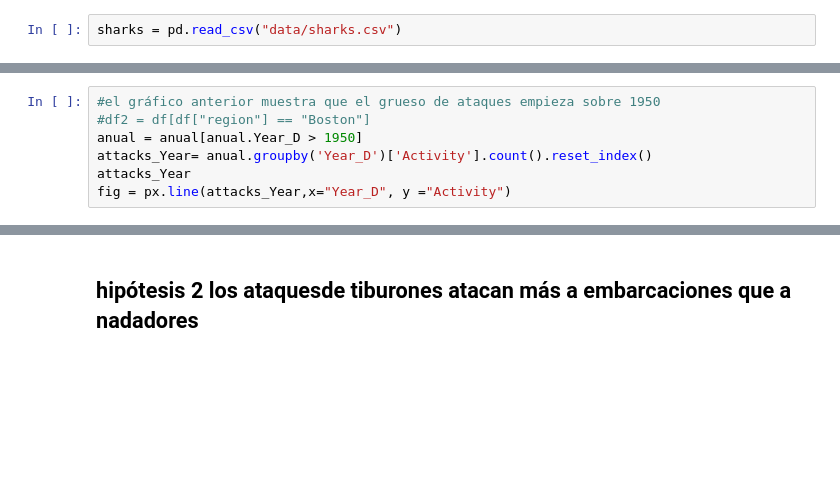
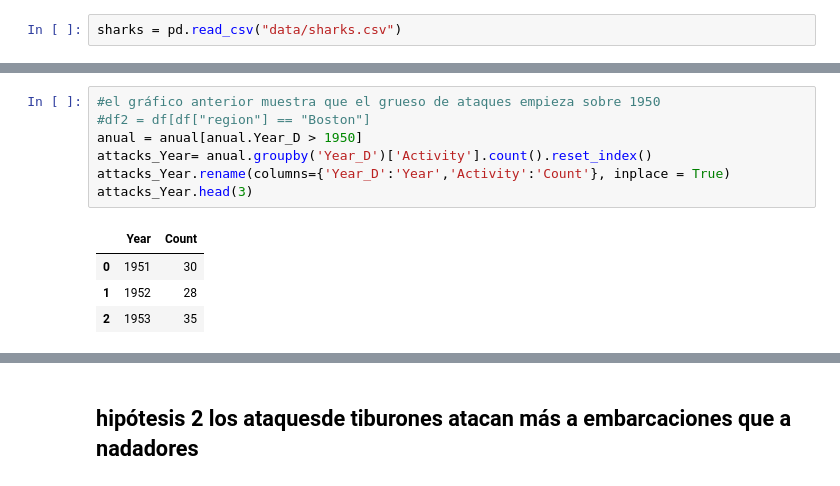
Before and after one commit to data2021oct/sharks, a Jupyter notebook: analysis.ipynb, the cells around one changed output, grey strips where cells are left out. Cells and saved outputs as stored; diff of their text form; blank space fills up the shorter version.

```diff
--- a/analysis.ipynb
+++ b/analysis.ipynb
@@ -75,8 +43,13 @@ See the caveats in the documentation: https://pandas.pydata.org/pandas-docs/stab
 # %%
 #el gráfico anterior muestra que el grueso de ataques empieza sobre 1950
 #df2 = df[df["region"] == "Boston"]
 anual = anual[anual.Year_D > 1950]
 attacks_Year= anual.groupby('Year_D')['Activity'].count().reset_index()
-attacks_Year
-fig = px.line(attacks_Year,x="Year_D", y ="Activity")
+attacks_Year.rename(columns={'Year_D':'Year','Activity':'Count'}, inplace = True)
+attacks_Year.head(3)
+# %% [output]
+|  | Year | Count |
+| 0 | 1951 | 30 |
+| 1 | 1952 | 28 |
+| 2 | 1953 | 35 |
 # %%
```
Also changed, not shown: parts of 10 cells of this notebook, 2 other files.
